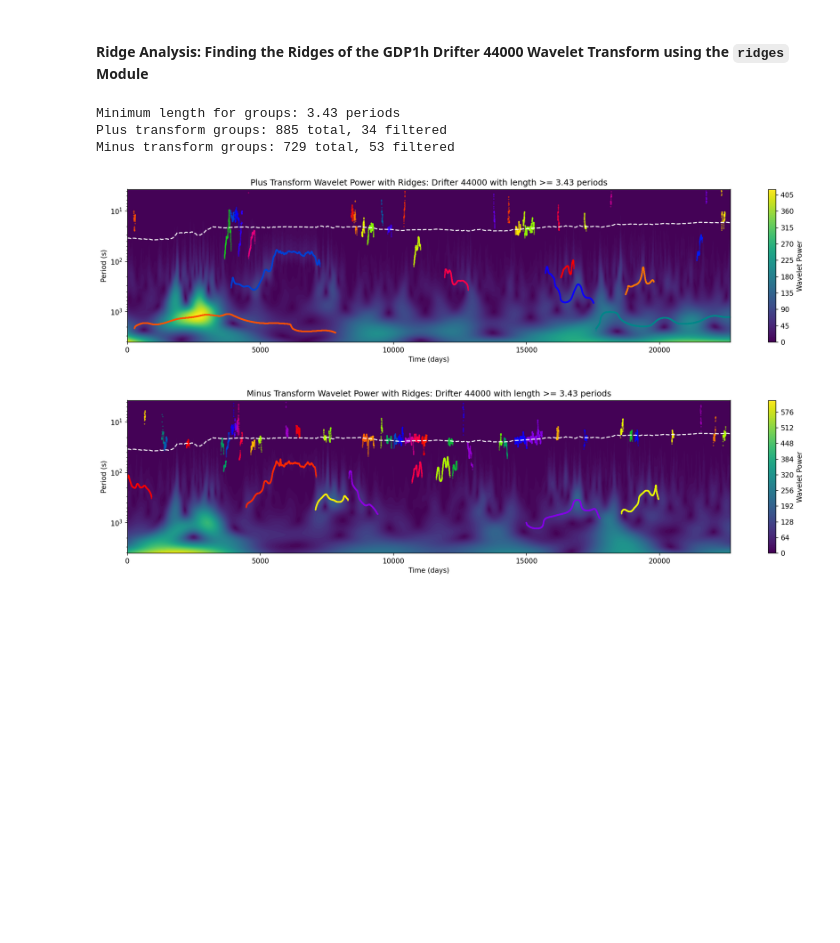
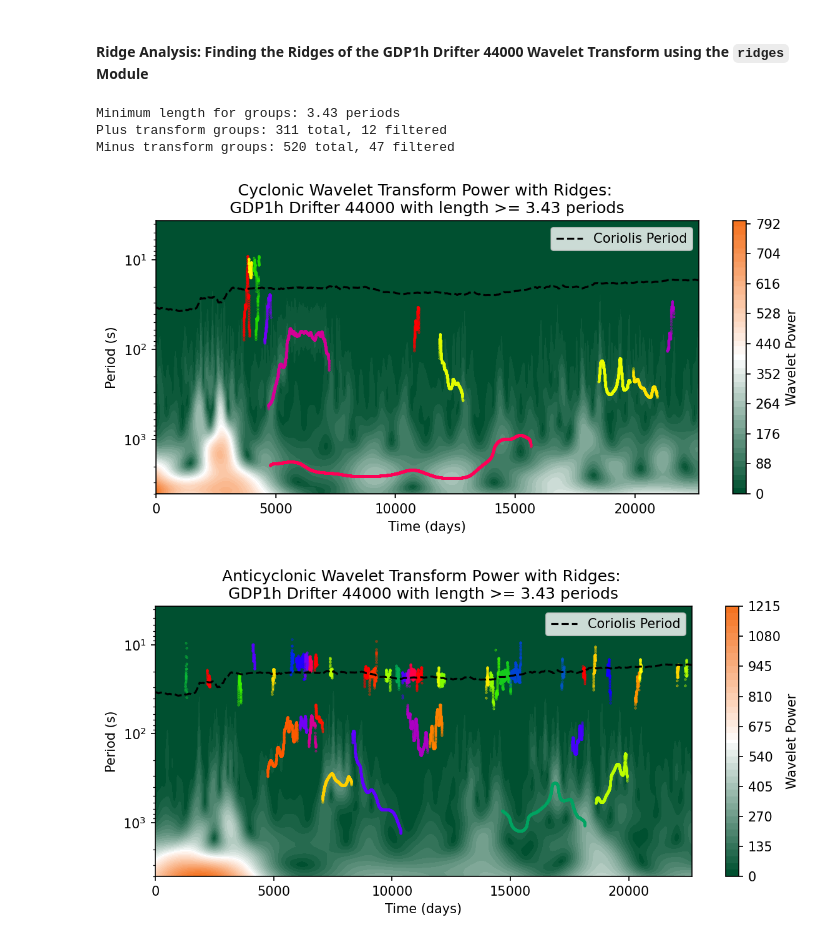
Before and after one commit to Cloud-Drift/clouddrift, a Jupyter notebook: get_started_ridge_analysis.ipynb, the cells around one changed output. Cells and saved outputs as stored; diff of their text form; code cells hidden in the pictures; blank space fills up the shorter version.

Commit message:
Changes colormap, uses clouddrift for lon/lat conversion"

```diff
--- a/get_started_ridge_analysis.ipynb
+++ b/get_started_ridge_analysis.ipynb
@@ -118,10 +177,10 @@ matern_noise_imaginary = matern_data[:, 2]
 
 
 # Add real component of matern noise to x_t_drifted
-x_t_drifted_wNoise = x_t_drifted + matern_noise_real
+x_t_drifted_wNoise = x_t_drifted #+ matern_noise_real
 
 # Add imaginary component of matern noise to y_t_drifted
-y_t_drifted_wNoise = y_t_drifted + matern_noise_imaginary
+y_t_drifted_wNoise = y_t_drifted #+ matern_noise_imaginary
 
 # Plot the synthetic signal without drift
 plt.figure(figsize=(6, 3))
@@ -512,7 +550,7 @@ ridges_plus = ridge_analysis(
     freqs=freqs,
     t=t,
     ridge_type="amplitude",
-    amplitude_threshold=0.1,
+    amplitude_threshold=1.0,
     min_group_size=5,
     max_gap=2
 )
@@ -522,7 +560,7 @@ ridges_minus = ridge_analysis(
     freqs=freqs,
     t=t,
     ridge_type="amplitude",
-    amplitude_threshold=0.1,
+    amplitude_threshold=1.0,
     min_group_size=5,
     max_gap=2
 )
@@ -557,12 +595,12 @@ print(f"Plus transform groups: {num_groups_plus} total, {len(filtered_group_ids_
 print(f"Minus transform groups: {num_groups_minus} total, {len(filtered_group_ids_minus)} filtered")
 
 # Create a new figure with both wavelet transforms
-plt.figure(figsize=(16, 4), dpi=150)
+plt.figure(figsize=(8, 4), dpi=150)
 colors_plus = cm.prism(np.linspace(0, 1, num_groups_plus))
 
 # Plot "plus" wavelet power as background
 cax_plus = wavelet_contourf(
-    plt.gca(), t, periods, power_plus, levels=100
+    plt.gca(), t, periods, power_plus, levels=100, cmap=discrete_orange_white_green
 )
 
 # Make ids for every group if filtered_group_ids_plus is empty
@@ -593,12 +631,13 @@ for group_id in filtered_group_ids_plus:
                 color=color, s=0.5, marker='.', linewidth=1.5)
 
 # Plot coriolis period as a function of time
-plt.plot(t, coriolis_period, color='white', linestyle='--', label='Coriolis Period')
+plt.plot(t, coriolis_period, color='black', linestyle='--', label='Coriolis Period')
 
 # Set plot properties
 plt.yscale('log')
 plt.gca().invert_yaxis()
-plt.title(f"Plus Transform Wavelet Power with Ridges: Drifter 44000 with length >= {min_length:.2f} periods")
+plt.title(f"Cyclonic Wavelet Transform Power with Ridges: \nGDP1h Drifter 44000 with length >= {min_length:.2f} periods")
+plt.legend()
 plt.xlabel("Time (days)")
 plt.ylabel("Period (s)")
 plt.colorbar(cax_plus, label='Wavelet Power')
@@ -606,12 +645,12 @@ plt.tight_layout()
 plt.show()
 
 # Create a new figure with both wavelet transforms
-plt.figure(figsize=(16, 4), dpi=150)
+plt.figure(figsize=(8, 4), dpi=150)
 colors_minus = cm.prism(np.linspace(0, 1, num_groups_minus))
 
 # Plot "minus" wavelet power as background
 cax_minus = wavelet_contourf(
-    plt.gca(), t, periods, power_minus, levels=100
+    plt.gca(), t, periods, power_minus, levels=100, cmap=discrete_orange_white_green
 )
 
 # Make ids for every group if filtered_group_ids_minus is empty
@@ -624,36 +663,37 @@ for group_id in filtered_group_ids_minus:
         group_data_minus, group_id, data_index=0
     )
 
     # Skip if empty
     if len(freq_indices) == 0:
         continue
 
     # Get color
     color_idx = (group_id - 1) % len(colors_minus)
     color = colors_minus[color_idx]
 
     # Calculate interpolated period values
     interp_period_values = 2.0 * np.pi / freq_values
 
     # Plot interpolated ridge points
     plt.scatter(t[time_indices], interp_period_values,
                 color=color, s=0.5, marker='.', linewidth=1.5)
 
 # Plot coriolis period as a function of time
-plt.plot(t, coriolis_period, color='white', linestyle='--', label='Coriolis Period')
+plt.plot(t, coriolis_period, color='black', linestyle='--', label='Coriolis Period')
 
 # Set plot properties
 plt.yscale('log')
 plt.gca().invert_yaxis()
-plt.title(f"Minus Transform Wavelet Power with Ridges: Drifter 44000 with length >= {min_length:.2f} periods")
+plt.title(f"Anticyclonic Wavelet Transform Power with Ridges: \nGDP1h Drifter 44000 with length >= {min_length:.2f} periods")
+plt.legend()
 plt.xlabel("Time (days)")
 plt.ylabel("Period (s)")
 plt.colorbar(cax_minus, label='Wavelet Power')
 plt.tight_layout()
 plt.show()
 # %% [output]
 Minimum length for groups: 3.43 periods
-Plus transform groups: 885 total, 34 filtered
-Minus transform groups: 729 total, 53 filtered
+Plus transform groups: 311 total, 12 filtered
+Minus transform groups: 520 total, 47 filtered
-[figure, old version]
+[figure, new version]
-[figure, old version]
+[figure, new version]
```
Also changed, not shown: parts of 8 cells of this notebook.
